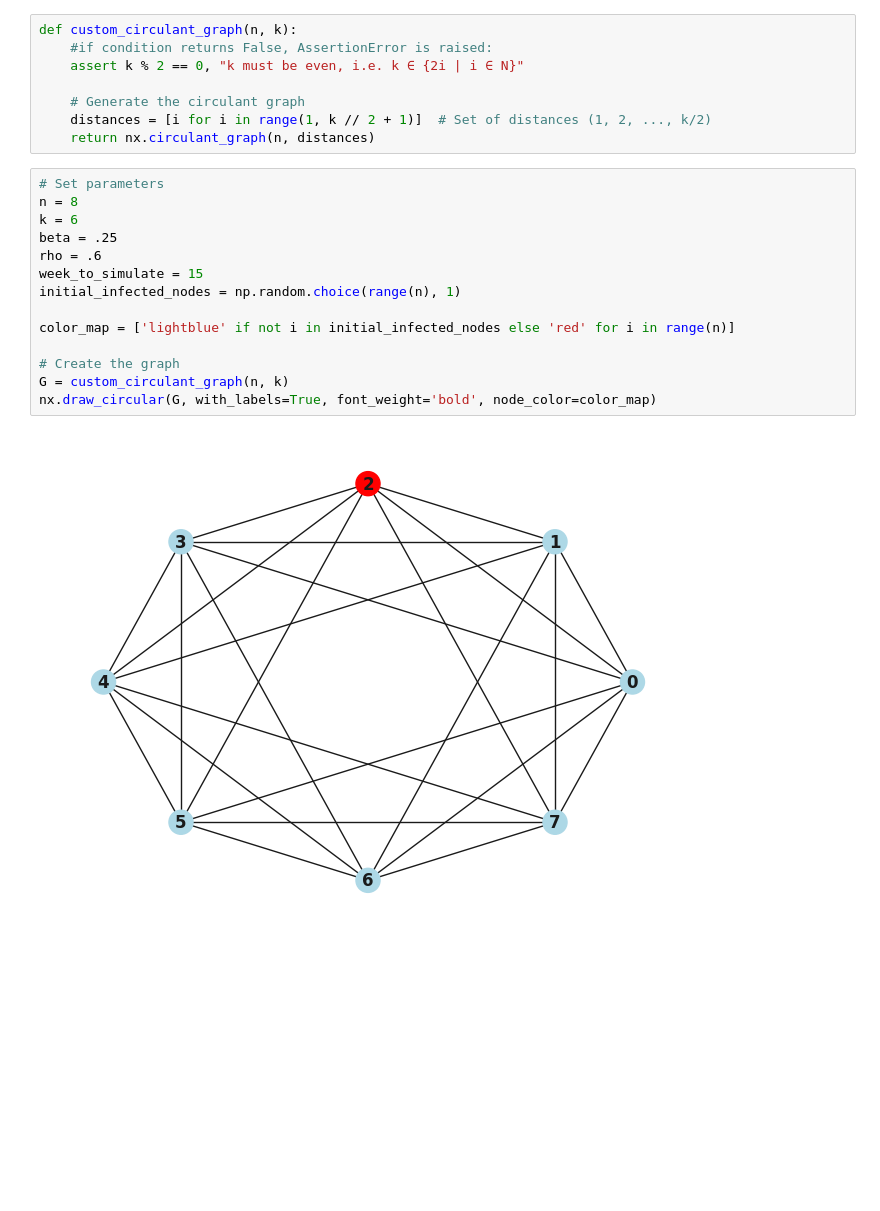
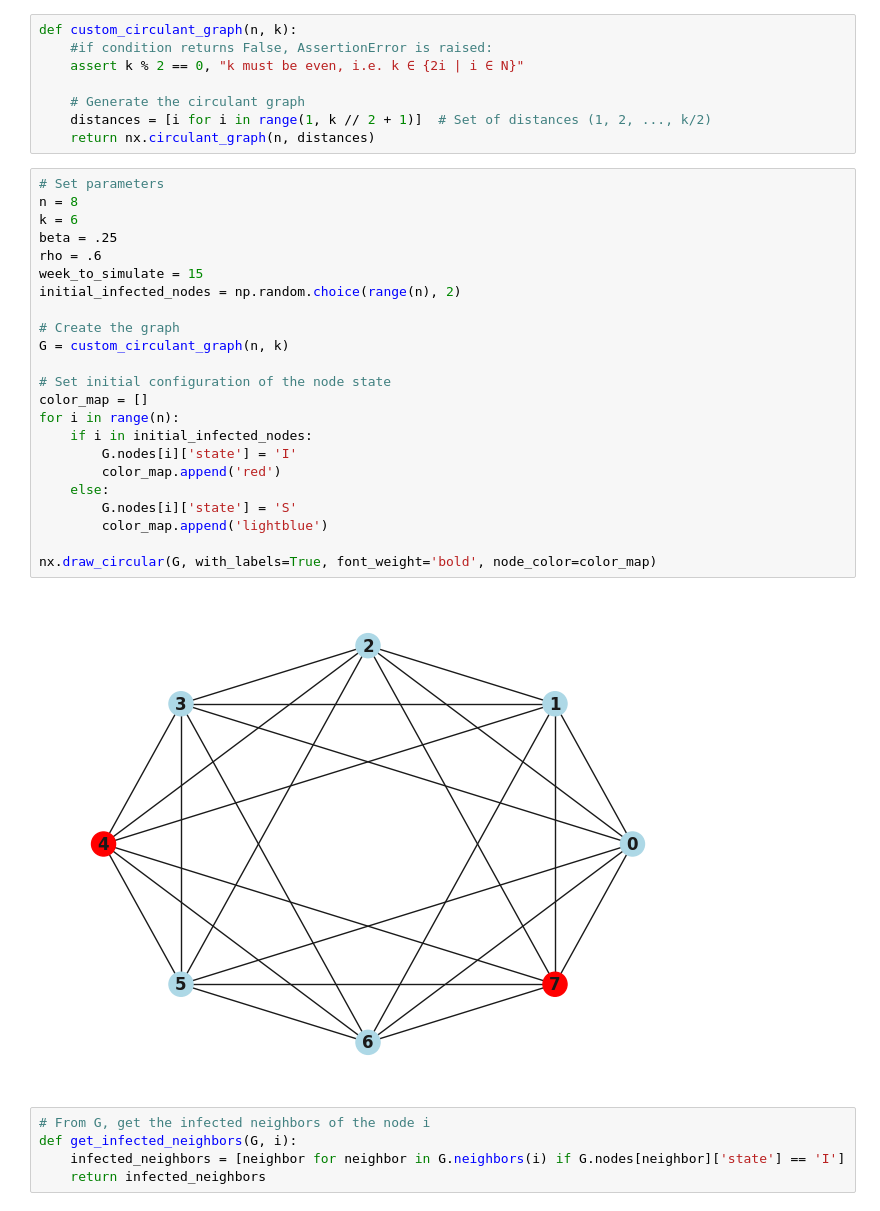
Before and after one commit to MateoRivera/network-dynamics, a Jupyter notebook: H3/H3 - Mateo.ipynb, the cells around one changed output. Drawn from its saved outputs; the diff is of its cells as text; blank space fills up the shorter version.

```diff
--- a/H3/H3 - Mateo.ipynb
+++ b/H3/H3 - Mateo.ipynb
@@ -66,16 +65,30 @@ def custom_circulant_graph(n, k):
 # %%
 # Set parameters
 n = 8
 k = 6
 beta = .25
 rho = .6
 week_to_simulate = 15
-initial_infected_nodes = np.random.choice(range(n), 1)
-
-color_map = ['lightblue' if not i in initial_infected_nodes else 'red' for i in range(n)]
+initial_infected_nodes = np.random.choice(range(n), 2)
 
 # Create the graph
 G = custom_circulant_graph(n, k)
+
+# Set initial configuration of the node state
+color_map = []
+for i in range(n):
+    if i in initial_infected_nodes:
+        G.nodes[i]['state'] = 'I'
+        color_map.append('red')
+    else:
+        G.nodes[i]['state'] = 'S'
+        color_map.append('lightblue')
+
 nx.draw_circular(G, with_labels=True, font_weight='bold', node_color=color_map)
 # %% [output]
-[figure, old version]
+[figure, new version]
+# %%
+# From G, get the infected neighbors of the node i
+def get_infected_neighbors(G, i):
+    infected_neighbors = [neighbor for neighbor in G.neighbors(i) if G.nodes[neighbor]['state'] == 'I']
+    return infected_neighbors
```
Also changed, not shown: parts of 9 cells of this notebook.
